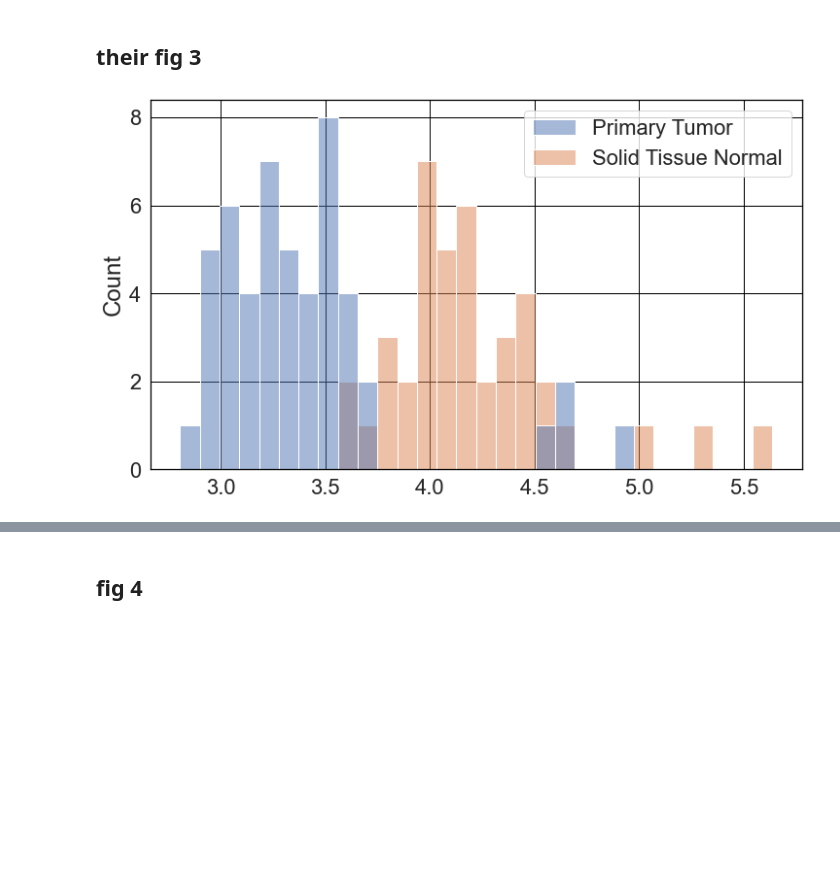
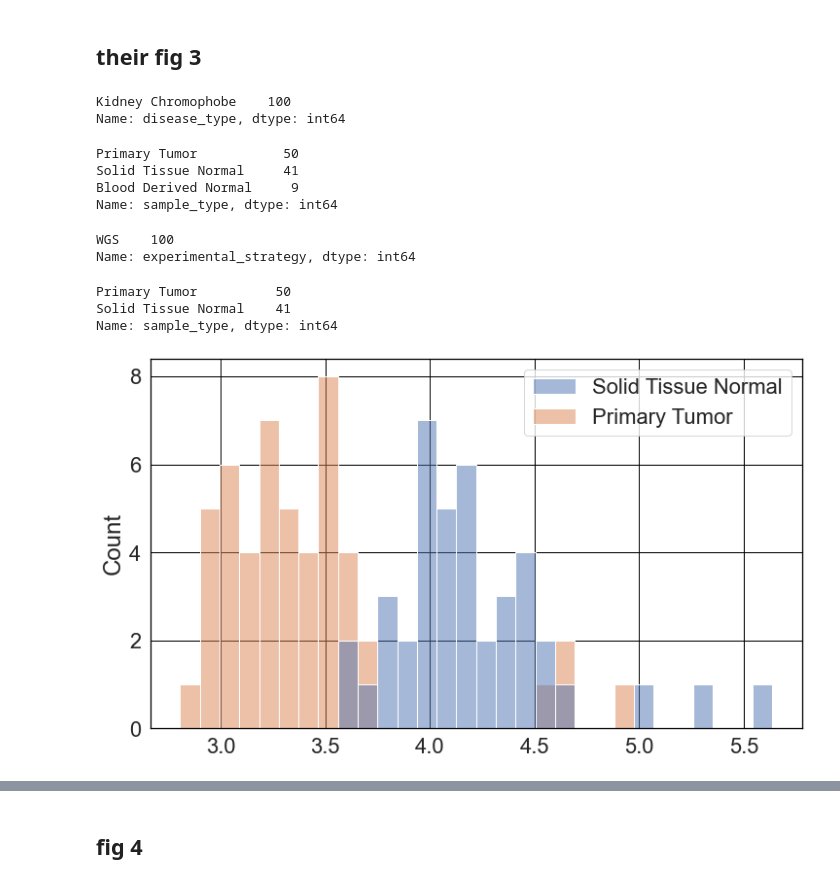
Before and after one commit to korem-lab/compositional-empty-features, a Jupyter notebook: TCGA-rebuttal-rebuttal.ipynb, the cells around one changed output, grey strips where cells are left out. Drawn from its saved outputs; the diff is of its cells as text; code cells hidden in the pictures; blank space fills up the shorter version.

```diff
--- a/TCGA-rebuttal-rebuttal.ipynb
+++ b/TCGA-rebuttal-rebuttal.ipynb
@@ -225,37 +248,65 @@ plt.show()
+# %%
+md.loc[md.primary_site=='Kidney'].disease_type.value_counts()
+# %% [output]
+Kidney Chromophobe    100
+Name: disease_type, dtype: int64
+# %%
+md.sample_type.value_counts()
+# %% [output]
+Primary Tumor           50
+Solid Tissue Normal     41
+Blood Derived Normal     9
+Name: sample_type, dtype: int64
+# %%
+md.experimental_strategy.value_counts()
+# %% [output]
+WGS    100
+Name: experimental_strategy, dtype: int64
 # %%
-df = pd.read_csv('Kraken-TCGA-Raw-Data-17625-Samples.csv', index_col=0)
-md = pd.read_csv('Metadata-TCGA-All-18116-Samples.csv', index_col=0).loc[df.index]
+df = pd.read_csv('Kraken-TCGA-Raw-Data-All-18116-Samples.csv', index_col=0)
+md=pd.read_csv('Metadata-TCGA-Kraken-17625-Samples.csv', index_col=0).loc[df.index]
+# md = pd.read_csv('Metadata-TCGA-All-18116-Samples.csv', index_col=0).loc[df.index]
 md=md.loc[md.experimental_strategy=='WGS']
 md=md.loc[(md.sample_type!='Blood Derived Normal')&\
-          (md.disease_type=='Kidney Chromophobe')]
+          (md.disease_type=='Kidney Chromophobe')
+#           (md.disease_type.str.contains('Kidney C') )
+         ]
 # md = md.loc[ md.sample_type == 'Primary Tumor' ]
 df=df.loc[df.index.isin(md.index)]
 md=md.loc[md.index.isin(df.index)].loc[df.index]
 
+md = md.sort_values('sample_type', ascending=False)
+df=df.loc[md.index]
 
 cols=  pd.read_csv('Kraken-TCGA-Voom-SNM-All-Putative-Contaminants-Removed-Data.csv',
             index_col=0, nrows=1).columns
 df = df.loc[:, cols[cols.str.contains('contaminant')==False]]
 
 md['grouping'] = md.sample_type
-save_path = 'tcga_plots/Fig-3-Adrenocortical-Carcinoma-Thiorhodospira'
+save_path = 'tcga_plots/Fig-3-KICH-WGS-Thiorhodospira'
 val = df.columns[df.columns.str.contains('Thiorhodospira')].values[0]
+# %%
+md.sample_type.value_counts()
+# %% [output]
+Primary Tumor          50
+Solid Tissue Normal    41
+Name: sample_type, dtype: int64
 # %%
 df_vsnm = pd.read_csv('Kraken-TCGA-Voom-SNM-All-Putative-Contaminants-Removed-Data.csv',
                       index_col=0 ).loc[md.index]
 plt.figure(figsize=(12,7))
 # plt.semilogy()
-sns.histplot(x=df_vsnm.loc[inds][val].values,
-                hue = md.loc[inds].grouping.values,
+sns.histplot(x=df_vsnm[val].values,
+                hue = md.grouping.values,
                 bins=30
                 )
 plt.savefig(save_path+'-VSNM.pdf',
             dpi=900,
             bbox_inches='tight',
             format='pdf'
             )
 # %% [output]
-[figure, old version]
+[figure, new version]
 # %%
 val = df.columns[df.columns.str.contains('Thiorhodospira')].values[0]
 ax=make_shannon_plot(df,
```
Also changed, not shown: parts of 12 cells of this notebook, 46 other files.
